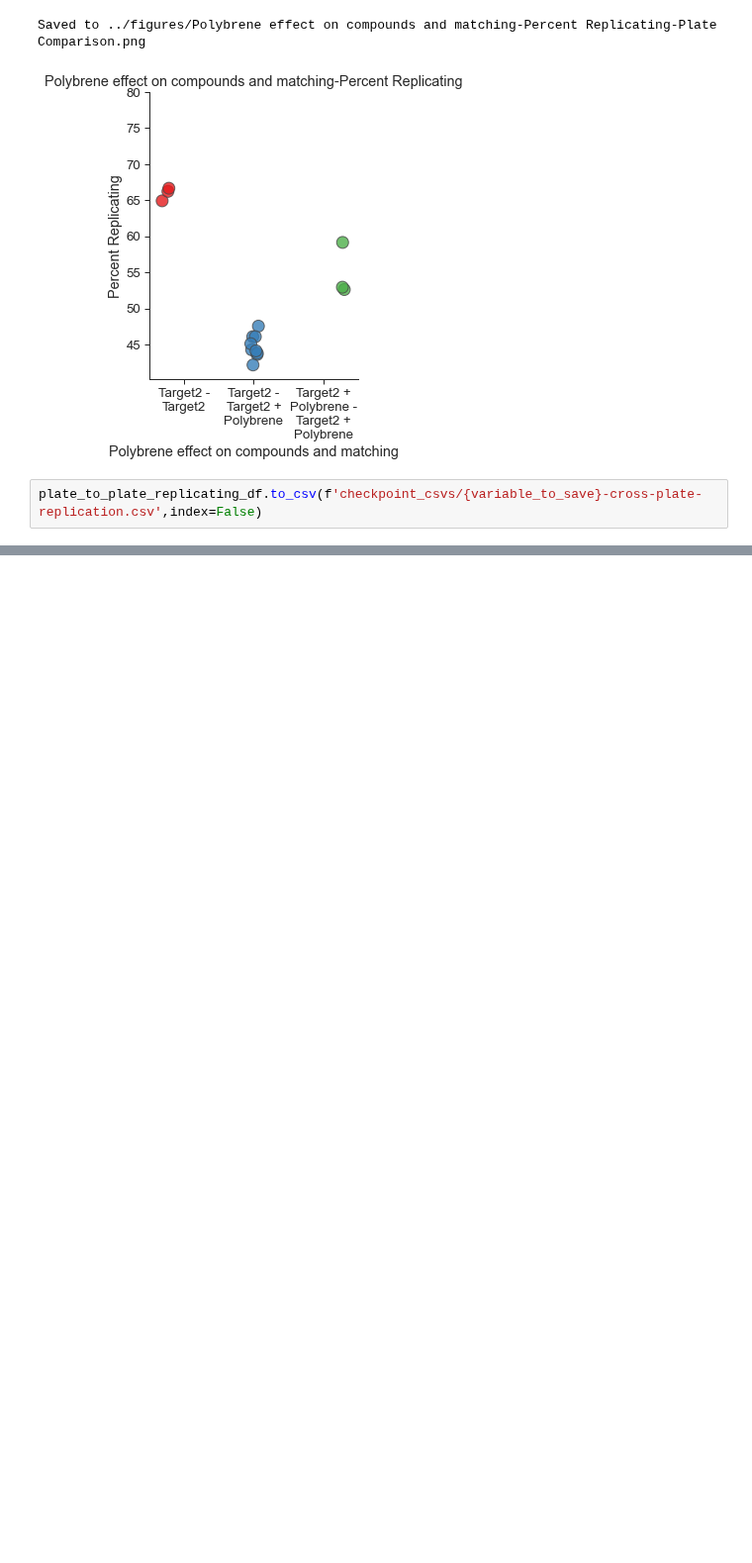
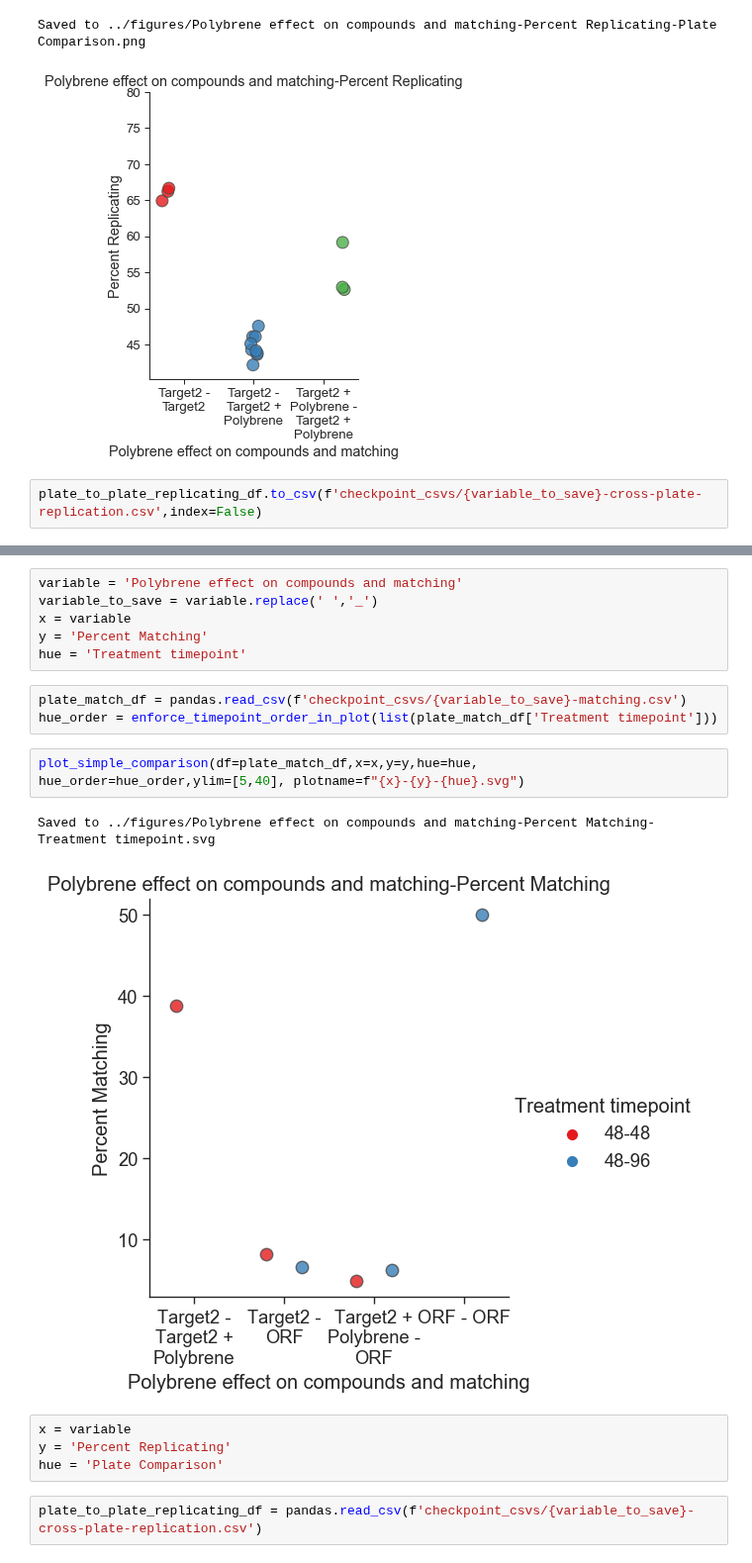
Before and after one commit to carpenter-singh-lab/2023_Cimini_NatureProtocols, a Jupyter notebook: notebooks/AssessPolybreneOnCompounds.ipynb, the cells around one changed output, grey strips where cells are left out. Shown at 99% size. Cells and saved outputs as stored; diff of their text form; blank space fills up the shorter version.

Commit message:
Polybrene SVGs

```diff
--- a/notebooks/AssessPolybreneOnCompounds.ipynb
+++ b/notebooks/AssessPolybreneOnCompounds.ipynb
@@ -129,0 +140,21 @@ plate_to_plate_replicating_df.to_csv(f'checkpoint_csvs/{variable_to_save}-cross-
+# %%
+variable = 'Polybrene effect on compounds and matching'
+variable_to_save = variable.replace(' ','_')
+x = variable
+y = 'Percent Matching'
+hue = 'Treatment timepoint'
+# %%
+plate_match_df = pandas.read_csv(f'checkpoint_csvs/{variable_to_save}-matching.csv')
+hue_order = enforce_timepoint_order_in_plot(list(plate_match_df['Treatment timepoint']))
+# %%
+plot_simple_comparison(df=plate_match_df,x=x,y=y,hue=hue,
+hue_order=hue_order,ylim=[5,40], plotname=f"{x}-{y}-{hue}.svg")
+# %% [output]
+Saved to ../figures/Polybrene effect on compounds and matching-Percent Matching-Treatment timepoint.svg
+[figure, added]
+# %%
+x = variable
+y = 'Percent Replicating'
+hue = 'Plate Comparison'
+# %%
+plate_to_plate_replicating_df = pandas.read_csv(f'checkpoint_csvs/{variable_to_save}-cross-plate-replication.csv')
```
Also changed, not shown: parts of 3 cells of this notebook, 4 other files.
